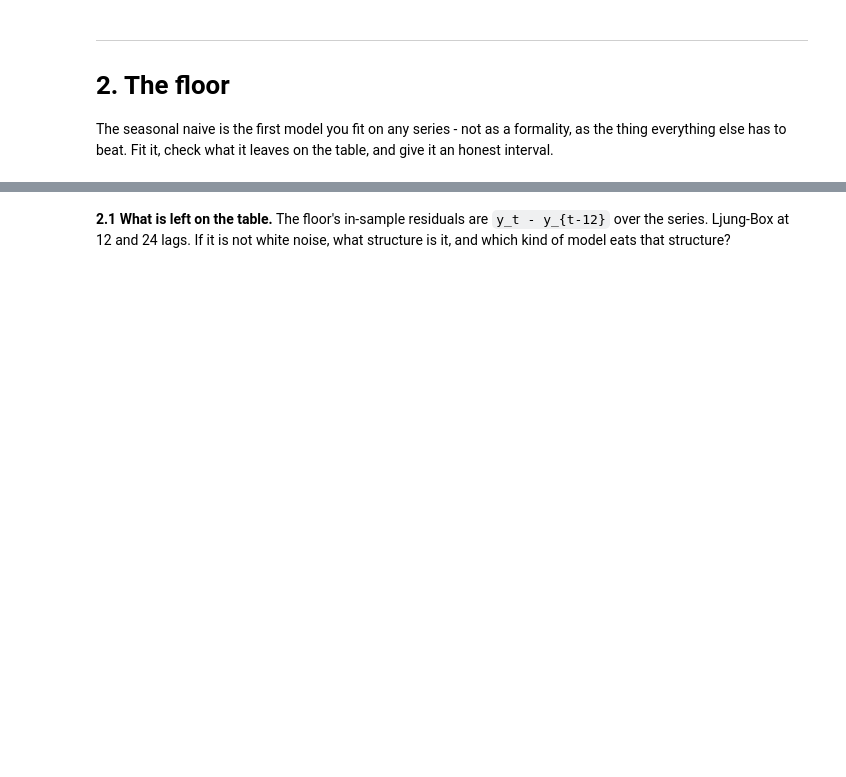
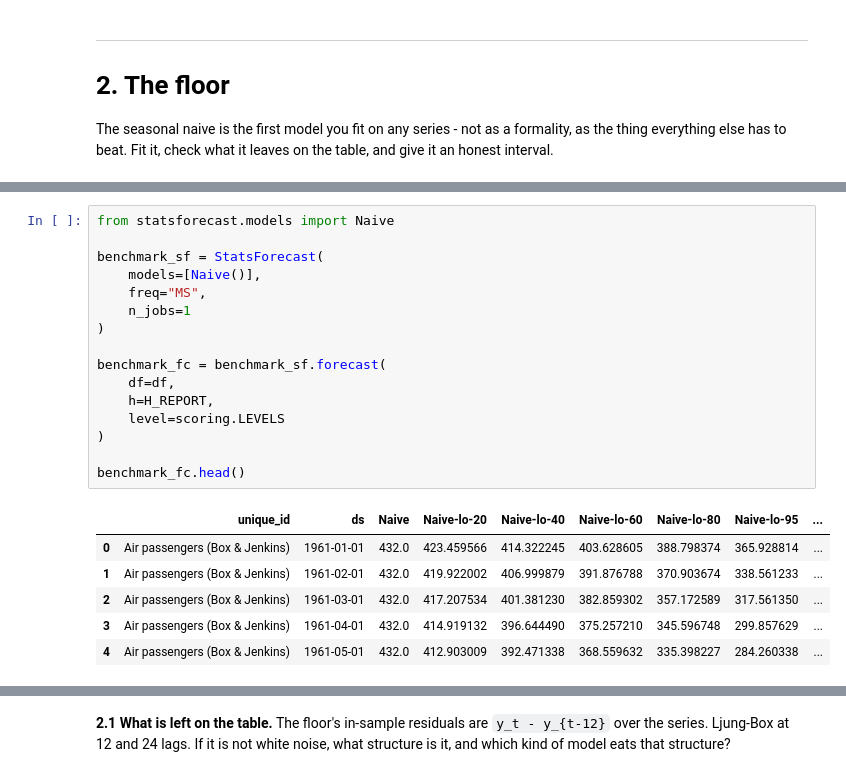
Before and after one commit to AbdullahAAlh/international-airpassengers-project, a Jupyter notebook: project.ipynb, the cells around one changed output, grey strips where cells are left out. Cells and saved outputs as stored; diff of their text form; blank space fills up the shorter version.

```diff
--- a/project.ipynb
+++ b/project.ipynb
@@ -136,0 +224,23 @@ plt.show()
+# %%
+from statsforecast.models import Naive
+
+benchmark_sf = StatsForecast(
+    models=[Naive()],
+    freq="MS",
+    n_jobs=1
+)
+
+benchmark_fc = benchmark_sf.forecast(
+    df=df,
+    h=H_REPORT,
+    level=scoring.LEVELS
+)
+
+benchmark_fc.head()
+# %% [output]
+|  | unique_id | ds | Naive | Naive-lo-20 | Naive-lo-40 | Naive-lo-60 | Naive-lo-80 | Naive-lo-95 | ... |
+| 0 | Air passengers (Box & Jenkins) | 1961-01-01 | 432.0 | 423.459566 | 414.322245 | 403.628605 | 388.798374 | 365.928814 | ... |
+| 1 | Air passengers (Box & Jenkins) | 1961-02-01 | 432.0 | 419.922002 | 406.999879 | 391.876788 | 370.903674 | 338.561233 | ... |
+| 2 | Air passengers (Box & Jenkins) | 1961-03-01 | 432.0 | 417.207534 | 401.381230 | 382.859302 | 357.172589 | 317.561350 | ... |
+| 3 | Air passengers (Box & Jenkins) | 1961-04-01 | 432.0 | 414.919132 | 396.644490 | 375.257210 | 345.596748 | 299.857629 | ... |
+| 4 | Air passengers (Box & Jenkins) | 1961-05-01 | 432.0 | 412.903009 | 392.471338 | 368.559632 | 335.398227 | 284.260338 | ... |
```
Also changed, not shown: parts of 26 cells of this notebook.
